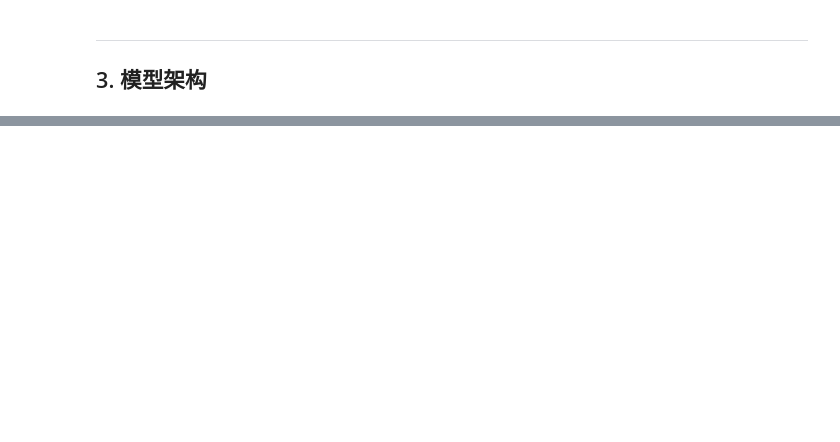
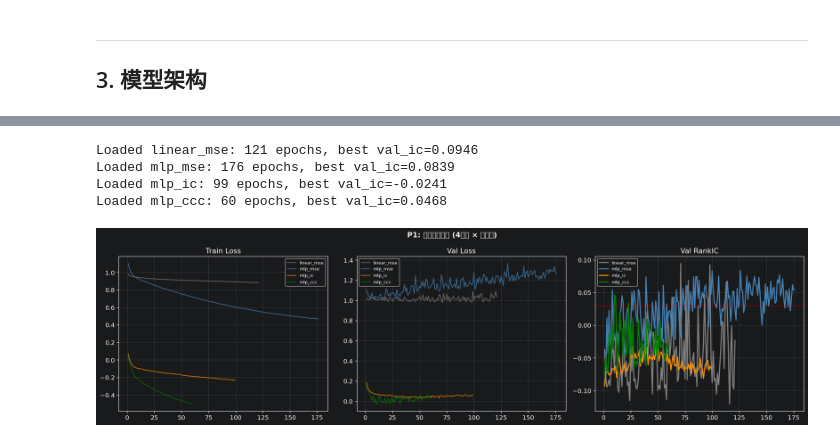
Before and after one commit to se-veN714/PowerAdapter-Alpha, a Jupyter notebook: notebooks/reproduction.ipynb, the cells around one changed output, grey strips where cells are left out. Cells and saved outputs as stored; diff of their text form; code cells hidden in the pictures; blank space fills up the shorter version.

```diff
--- a/notebooks/reproduction.ipynb
+++ b/notebooks/reproduction.ipynb
@@ -537,0 +274,41 @@ print(f"\n从 Baseline(+0.24%) 到 最优(+1.81%)，提升 {0.0181 - 0.0024:+.2%
+# %%
+# ===== 4.1 加载训练历史 =====
+def load_history(name):
+    path = LOG_DIR / f'{name}_history.json'
+    if path.exists():
+        with open(path) as f:
+            return json.load(f)
+    return None
+
+histories = {}
+for name in ['linear_mse', 'mlp_mse', 'mlp_ic', 'mlp_ccc']:
+    h = load_history(name)
+    if h:
+        histories[name] = h
+        print(f'Loaded {name}: {len(h["train_loss"])} epochs, best val_ic={max(h["val_ic"]):.4f}')
+# %% [output]
+Loaded linear_mse: 121 epochs, best val_ic=0.0946
+Loaded mlp_mse: 176 epochs, best val_ic=0.0839
+Loaded mlp_ic: 99 epochs, best val_ic=-0.0241
+Loaded mlp_ccc: 60 epochs, best val_ic=0.0468
+# %%
+# ===== 4.2 训练曲线对比 =====
+fig, axes = plt.subplots(1, 3, figsize=(18, 5))
+colors = {'linear_mse':'gray', 'mlp_mse':'steelblue', 'mlp_ic':'darkorange', 'mlp_ccc':'green'}
+
+for name, h in histories.items():
+    epochs = range(1, len(h['train_loss'])+1)
+    axes[0].plot(epochs, h['train_loss'], label=name, color=colors[name], alpha=0.7, linewidth=1.5)
+    axes[1].plot(epochs, h['val_loss'], label=name, color=colors[name], alpha=0.7, linewidth=1.5)
+    axes[2].plot(epochs, h['val_ic'], label=name, color=colors[name], linewidth=2)
+
+axes[0].set_title('Train Loss'); axes[0].legend(fontsize=8); axes[0].grid(True, alpha=0.3)
+axes[1].set_title('Val Loss'); axes[1].legend(fontsize=8); axes[1].grid(True, alpha=0.3)
+axes[2].set_title('Val RankIC'); axes[2].legend(fontsize=8); axes[2].grid(True, alpha=0.3)
+axes[2].axhline(0.03, color='red', linestyle='--', alpha=0.5, label='IC=0.03')
+
+fig.suptitle('P1: 训练曲线对比 (4方案 × 单窗口)', fontweight='bold')
+plt.tight_layout()
+plt.show()
+# %% [output]
+[figure, added]
```
Also changed, not shown: parts of 50 cells of this notebook, 2 other files.
